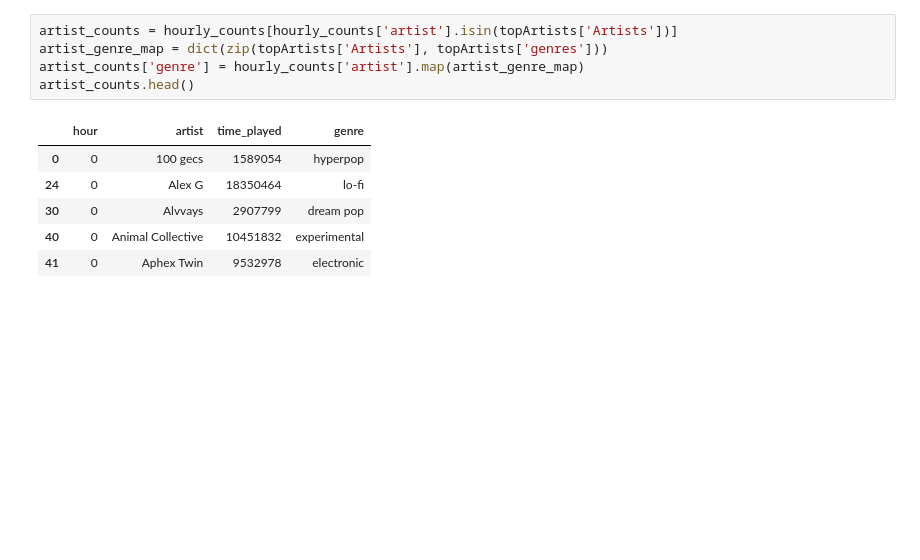
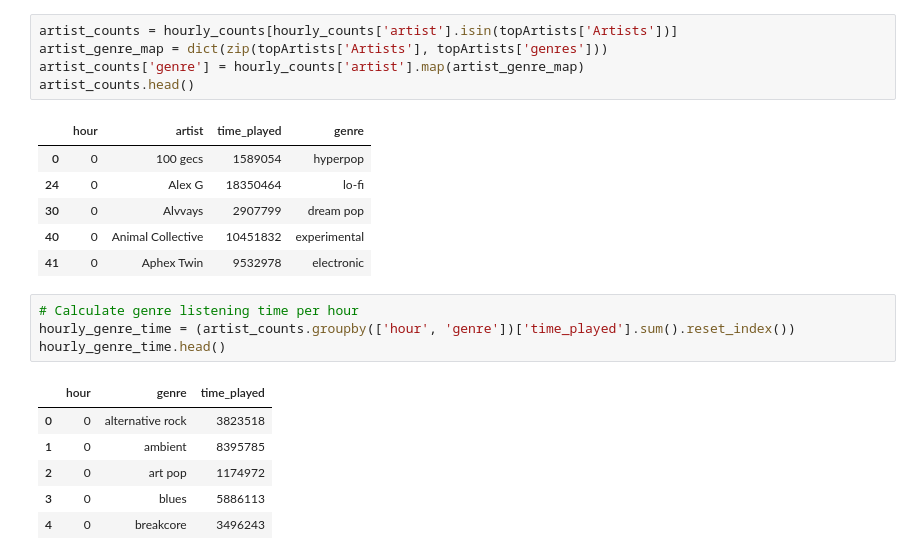
Before and after one commit to whatsername07/Data-Analysis-on-Spotify-Streaming-History, a Jupyter notebook: circadian.ipynb, the cells around one changed output. Drawn from its saved outputs; the diff is of its cells as text; blank space fills up the shorter version.

```diff
--- a/circadian.ipynb
+++ b/circadian.ipynb
@@ -223,3 +224,14 @@ artist_counts.head()
 | 30 | 0 | Alvvays | 2907799 | dream pop |
 | 40 | 0 | Animal Collective | 10451832 | experimental |
 | 41 | 0 | Aphex Twin | 9532978 | electronic |
+# %%
+# Calculate genre listening time per hour
+hourly_genre_time = (artist_counts.groupby(['hour', 'genre'])['time_played'].sum().reset_index())
+hourly_genre_time.head()
+# %% [output]
+|  | hour | genre | time_played |
+| 0 | 0 | alternative rock | 3823518 |
+| 1 | 0 | ambient | 8395785 |
+| 2 | 0 | art pop | 1174972 |
+| 3 | 0 | blues | 5886113 |
+| 4 | 0 | breakcore | 3496243 |
```
Also changed, not shown: parts of 4 cells of this notebook.
